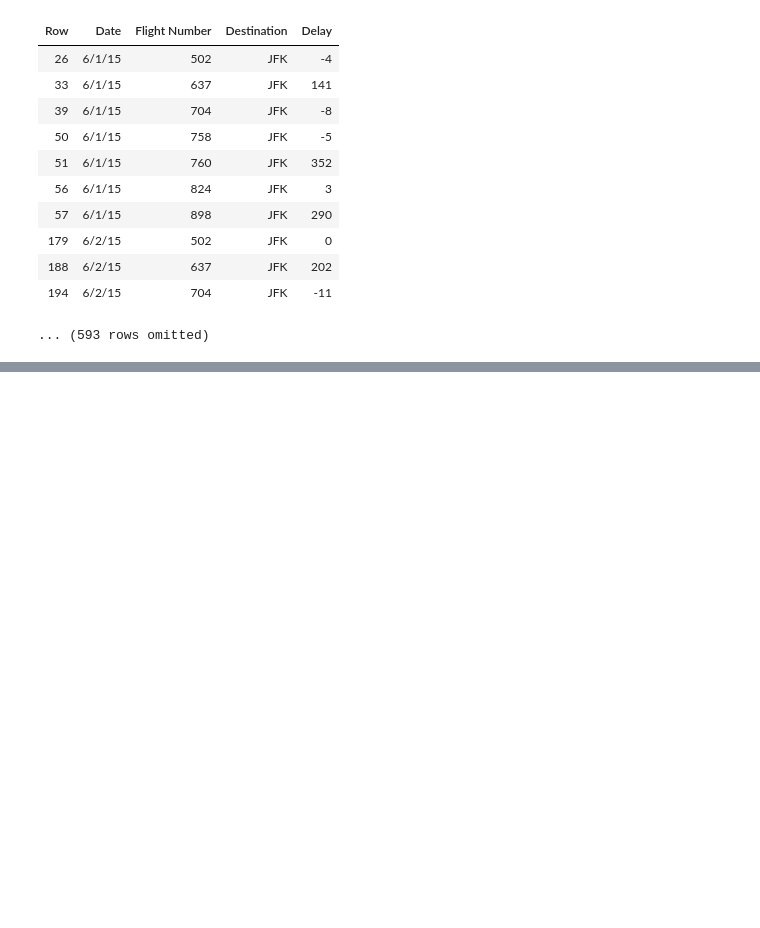
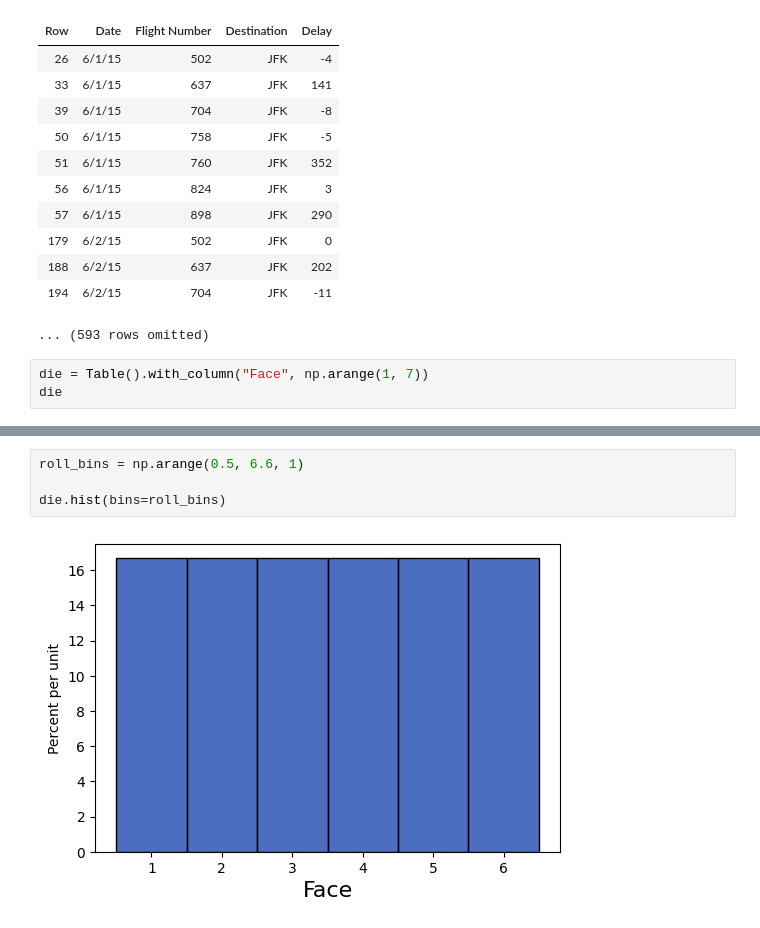
Before and after one commit to lochnes-007/Data8, a Jupyter notebook: 15-Sampling.ipynb, the cells around one changed output, grey strips where cells are left out. Drawn from its saved outputs; the diff is of its cells as text; blank space fills up the shorter version.

```diff
--- a/15-Sampling.ipynb
+++ b/15-Sampling.ipynb
@@ -32,3 +32,6 @@ united.where("Destination", "JFK")
 | 188 | 6/2/15 | 637 | JFK | 202 |
 | 194 | 6/2/15 | 704 | JFK | -11 |
 ... (593 rows omitted)
+# %%
+die = Table().with_column("Face", np.arange(1, 7))
+die
@@ -34,0 +60,6 @@ united.where("Destination", "JFK")
+# %%
+roll_bins = np.arange(0.5, 6.6, 1)
+
+die.hist(bins=roll_bins)
+# %% [output]
+[figure, added]
```
Also changed, not shown: parts of 4 cells of this notebook.
